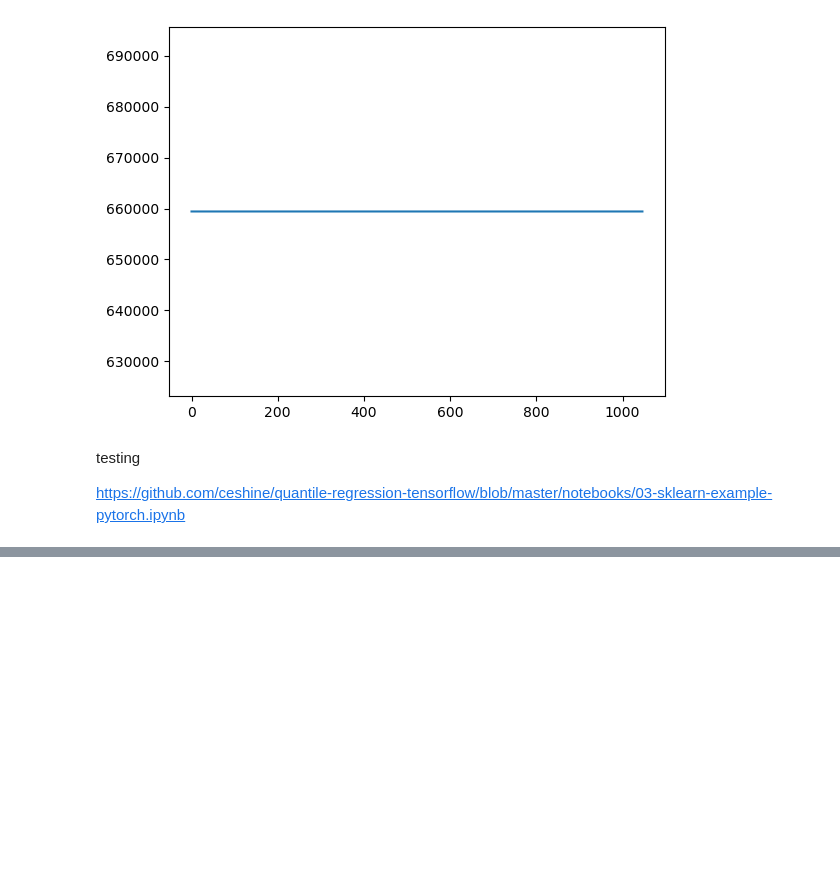
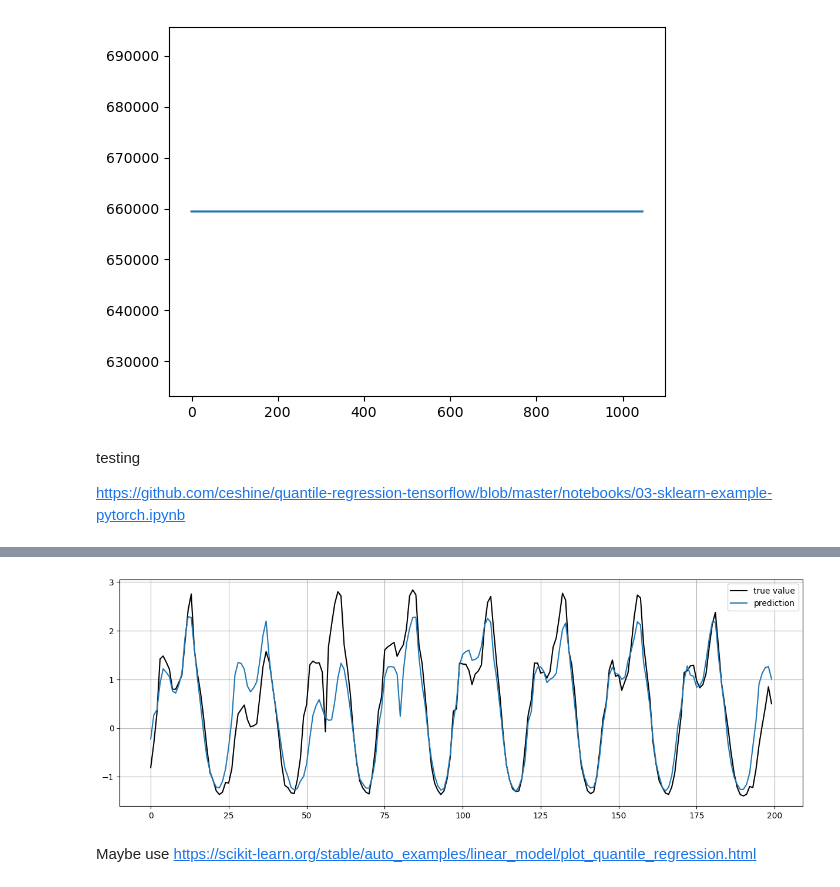
Before and after one commit to MicheleUIT/Probabilistic-load-forecasting-with-Reservoir-Computing, a Jupyter notebook: code/main_qr.ipynb, the cells around one changed output, grey strips where cells are left out. Drawn from its saved outputs; the diff is of its cells as text; code cells hidden in the pictures; blank space fills up the shorter version.

```diff
--- a/code/main_qr.ipynb
+++ b/code/main_qr.ipynb
@@ -139,0 +252,13 @@ plt.show()
+# %%
+pred = clf.predict(test_embedding.cpu())
+
+fig = plt.figure(figsize=(15,5))
+plt.plot(Yte[0:200].cpu(), label='true value', color='k')
+plt.plot(pred[0:200], label='prediction')
+plt.legend(loc='best', fontsize=10)
+plt.grid()
+plt.show()
+# %% [output]
+[figure, added]
+# %% [markdown]
+Maybe use https://scikit-learn.org/stable/auto_examples/linear_model/plot_quantile_regression.html
```
Also changed, not shown: parts of 14 cells of this notebook.
